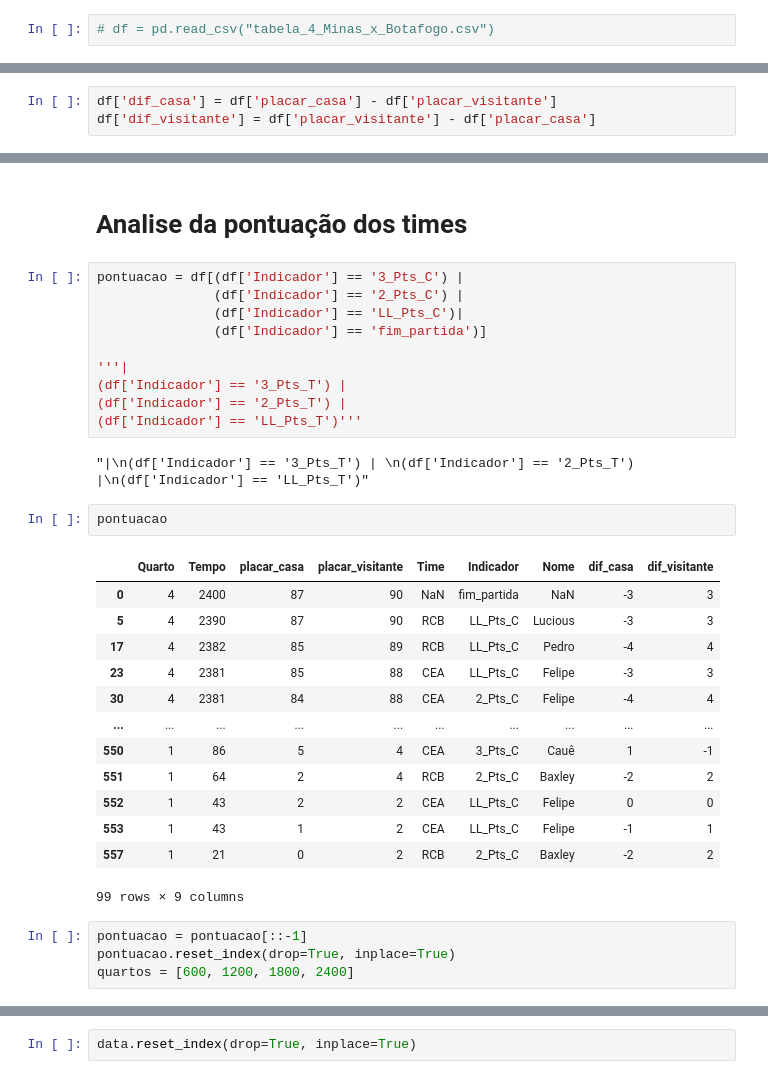
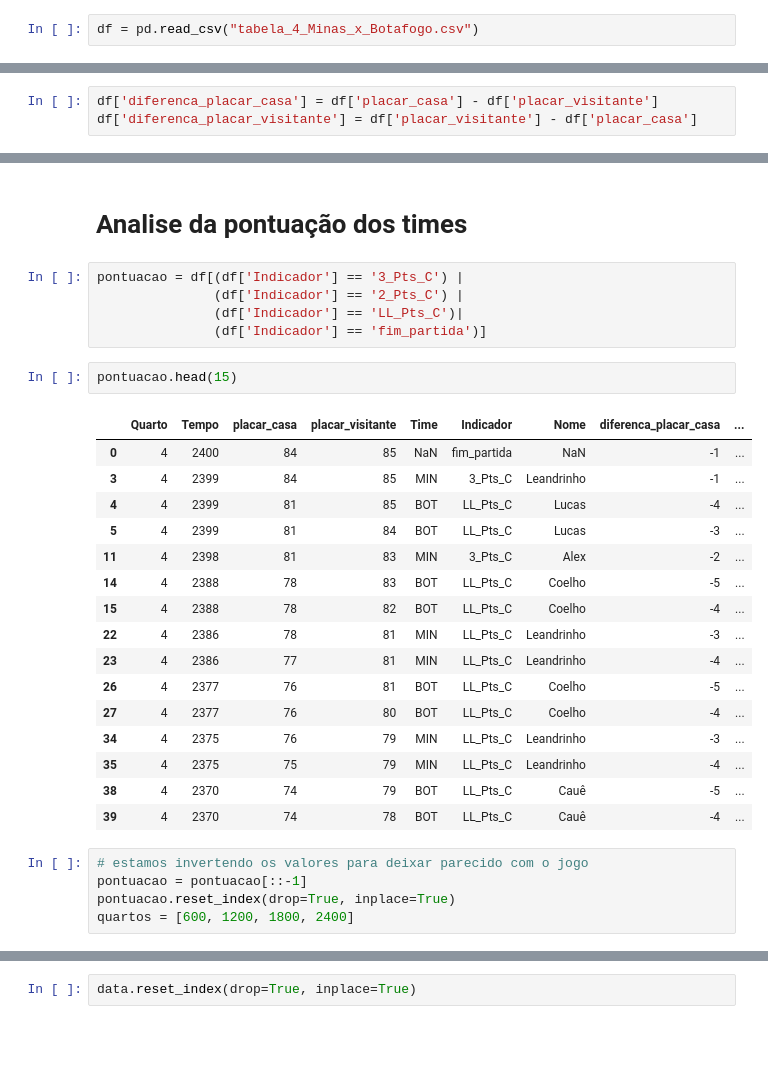
Before and after one commit to Rafael-Prochnow/Analise-descritiva-para-um-time, a Jupyter notebook: Jogada_Jogada.ipynb, the cells around one changed output, grey strips where cells are left out. Drawn from its saved outputs; the diff is of its cells as text; blank space fills up the shorter version.

Commit message:
Add files via upload
estou mudando os nomes das colunas e acrescentando comentários nos scripts

```diff
--- a/Jogada_Jogada.ipynb
+++ b/Jogada_Jogada.ipynb
@@ -68,5 +68,5 @@ df = pd.read_csv("tabela_3_Fortaleza B. C._x_Rio Claro.csv")
 # %%
-# df = pd.read_csv("tabela_4_Minas_x_Botafogo.csv")
+df = pd.read_csv("tabela_4_Minas_x_Botafogo.csv")
 # %%
 # df = pd.read_csv("tabela_5_Paulistano_x_São José.csv")
 # %%
@@ -163,8 +163,8 @@ df = df[['Quarto', 'Tempo', 'placar_casa', 'placar_visitante', 'Time', 'Indicado
 # %% [markdown]
 #  Acrescentamos mais colunas
 # %%
-df['dif_casa'] = df['placar_casa'] - df['placar_visitante']
-df['dif_visitante'] = df['placar_visitante'] - df['placar_casa']
+df['diferenca_placar_casa'] = df['placar_casa'] - df['placar_visitante']
+df['diferenca_placar_visitante'] = df['placar_visitante'] - df['placar_casa']
 # %%
 df
 # %% [output]
@@ -188,30 +188,27 @@ pontuacao = df[(df['Indicador'] == '3_Pts_C') |
                (df['Indicador'] == '2_Pts_C') |
                (df['Indicador'] == 'LL_Pts_C')|
                (df['Indicador'] == 'fim_partida')]
-
-'''|
-(df['Indicador'] == '3_Pts_T') |
-(df['Indicador'] == '2_Pts_T') |
-(df['Indicador'] == 'LL_Pts_T')'''
-# %% [output]
-"|\n(df['Indicador'] == '3_Pts_T') | \n(df['Indicador'] == '2_Pts_T') |\n(df['Indicador'] == 'LL_Pts_T')"
 # %%
-pontuacao
+pontuacao.head(15)
 # %% [output]
-|  | Quarto | Tempo | placar_casa | placar_visitante | Time | Indicador | Nome | dif_casa | dif_visitante |
-| 0 | 4 | 2400 | 87 | 90 | NaN | fim_partida | NaN | -3 | 3 |
-| 5 | 4 | 2390 | 87 | 90 | RCB | LL_Pts_C | Lucious | -3 | 3 |
-| 17 | 4 | 2382 | 85 | 89 | RCB | LL_Pts_C | Pedro | -4 | 4 |
-| 23 | 4 | 2381 | 85 | 88 | CEA | LL_Pts_C | Felipe | -3 | 3 |
-| 30 | 4 | 2381 | 84 | 88 | CEA | 2_Pts_C | Felipe | -4 | 4 |
-| ... | ... | ... | ... | ... | ... | ... | ... | ... | ... |
-| 550 | 1 | 86 | 5 | 4 | CEA | 3_Pts_C | Cauê | 1 | -1 |
-| 551 | 1 | 64 | 2 | 4 | RCB | 2_Pts_C | Baxley | -2 | 2 |
-| 552 | 1 | 43 | 2 | 2 | CEA | LL_Pts_C | Felipe | 0 | 0 |
-| 553 | 1 | 43 | 1 | 2 | CEA | LL_Pts_C | Felipe | -1 | 1 |
-| 557 | 1 | 21 | 0 | 2 | RCB | 2_Pts_C | Baxley | -2 | 2 |
+|  | Quarto | Tempo | placar_casa | placar_visitante | Time | Indicador | Nome | diferenca_placar_casa | ... |
+| 0 | 4 | 2400 | 84 | 85 | NaN | fim_partida | NaN | -1 | ... |
+| 3 | 4 | 2399 | 84 | 85 | MIN | 3_Pts_C | Leandrinho | -1 | ... |
+| 4 | 4 | 2399 | 81 | 85 | BOT | LL_Pts_C | Lucas | -4 | ... |
+| 5 | 4 | 2399 | 81 | 84 | BOT | LL_Pts_C | Lucas | -3 | ... |
+| 11 | 4 | 2398 | 81 | 83 | MIN | 3_Pts_C | Alex | -2 | ... |
+| 14 | 4 | 2388 | 78 | 83 | BOT | LL_Pts_C | Coelho | -5 | ... |
+| 15 | 4 | 2388 | 78 | 82 | BOT | LL_Pts_C | Coelho | -4 | ... |
+| 22 | 4 | 2386 | 78 | 81 | MIN | LL_Pts_C | Leandrinho | -3 | ... |
+| 23 | 4 | 2386 | 77 | 81 | MIN | LL_Pts_C | Leandrinho | -4 | ... |
+| 26 | 4 | 2377 | 76 | 81 | BOT | LL_Pts_C | Coelho | -5 | ... |
+| 27 | 4 | 2377 | 76 | 80 | BOT | LL_Pts_C | Coelho | -4 | ... |
+| 34 | 4 | 2375 | 76 | 79 | MIN | LL_Pts_C | Leandrinho | -3 | ... |
+| 35 | 4 | 2375 | 75 | 79 | MIN | LL_Pts_C | Leandrinho | -4 | ... |
+| 38 | 4 | 2370 | 74 | 79 | BOT | LL_Pts_C | Cauê | -5 | ... |
+| 39 | 4 | 2370 | 74 | 78 | BOT | LL_Pts_C | Cauê | -4 | ... |
-99 rows × 9 columns
 # %%
+# estamos invertendo os valores para deixar parecido com o jogo
 pontuacao = pontuacao[::-1]
 pontuacao.reset_index(drop=True, inplace=True)
 quartos = [600, 1200, 1800, 2400]
```
Also changed, not shown: parts of 37 cells of this notebook.
